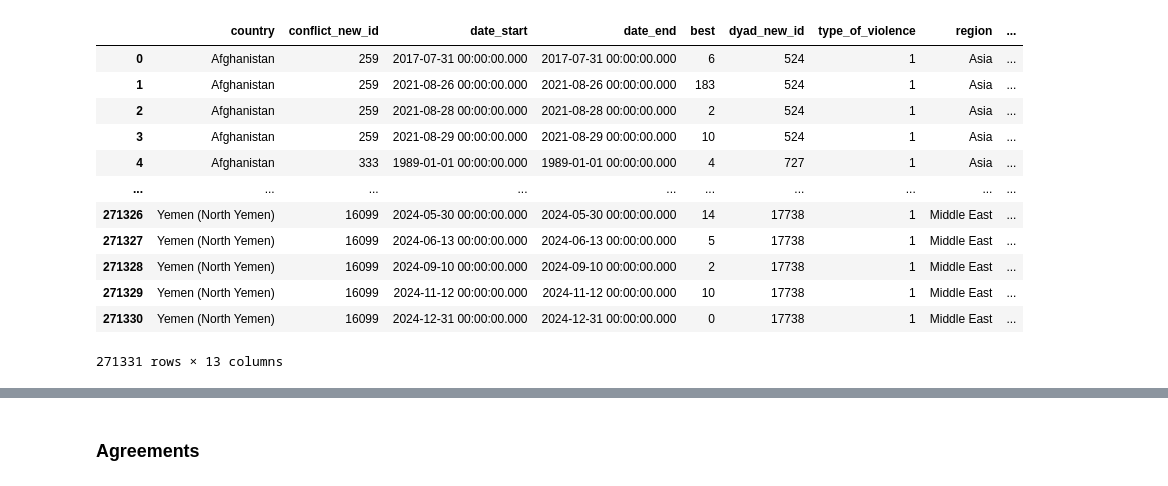
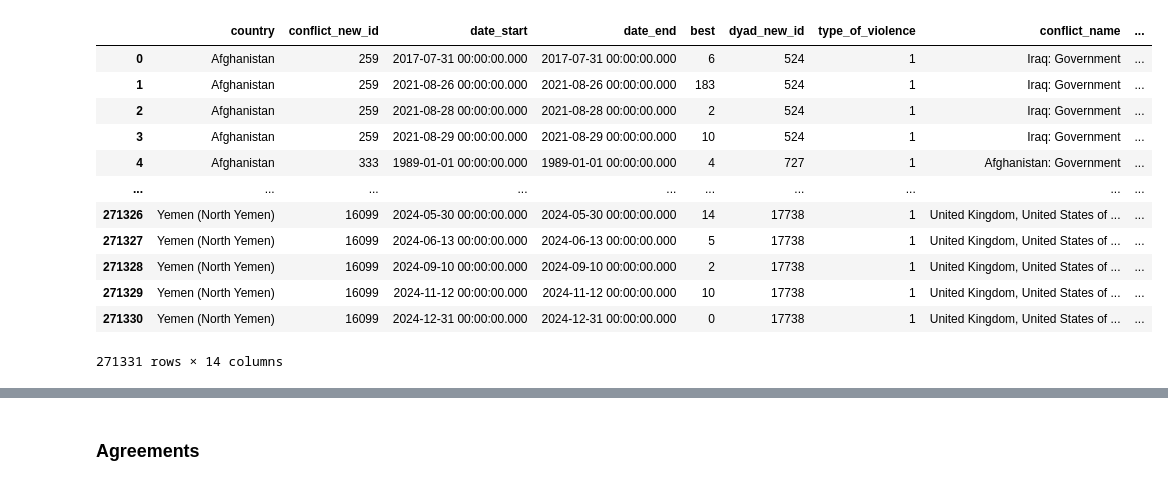
Before and after one commit to luciasauer/agreements_violence, a Jupyter notebook: src/1_data_generation/country_panel.ipynb, the cells around one changed output, grey strips where cells are left out. Saved outputs shown, nothing was run; the diff lists cells and outputs as text; code cells hidden in the pictures.

```diff
--- a/src/1_data_generation/country_panel.ipynb
+++ b/src/1_data_generation/country_panel.ipynb
@@ -15,27 +9,28 @@ Transform the event dataset to a country dataset, expanding the dates.
 # %%
-df_ucdp = pd.read_csv('../../data/input/ucdp/GEDEvent_v25_1.csv')
-relevant_columns = ['country','conflict_new_id', 'date_start','date_end','best', 'dyad_new_id', 'type_of_violence', 'region', 'conflict_name', 'side_a', 'side_b']
+df_ucdp = pd.read_csv('../../data/input/ucdp/GEDEvent_v25_1.csv', low_memory=False)
+relevant_columns = ['country','conflict_new_id', 'date_start','date_end','best', 'dyad_new_id', 'type_of_violence',  'conflict_name', 'side_a', 'side_b']
 df_ucdp = df_ucdp[relevant_columns].sort_values(['country', 'conflict_new_id', 'date_start'])
+#filter by type 1 of conflict
+df_ucdp = df_ucdp[df_ucdp['type_of_violence']==1].reset_index(drop=True).copy()
 
 #join with isocode and add isocode
-isocodes = pd.read_csv('../../data/input/isocodes/isocodes_appended.csv', sep = ';')
-df_ucdp = df_ucdp.merge(isocodes[['name', 'alpha_3']], left_on='country', right_on='name', how='left').rename(columns = {'alpha_3':'isocode'})
+isocodes = pd.read_csv('../../data/input/isocodes/isocodes_appended.csv', sep = ';').rename(columns = {'alpha_3':'isocode'})
+isocodes = isocodes[['name', 'isocode', 'region','sub_region']]
+df_ucdp = df_ucdp.merge(isocodes, left_on='country', right_on='name', how='left')
 
-#filter by type 1 of conflict
-df_ucdp = df_ucdp[df_ucdp['type_of_violence']==1].reset_index(drop=True).copy()
 df_ucdp
 # %% [output]
-|  | country | conflict_new_id | date_start | date_end | best | dyad_new_id | type_of_violence | region | ... |
-| 0 | Afghanistan | 259 | 2017-07-31 00:00:00.000 | 2017-07-31 00:00:00.000 | 6 | 524 | 1 | Asia | ... |
-| 1 | Afghanistan | 259 | 2021-08-26 00:00:00.000 | 2021-08-26 00:00:00.000 | 183 | 524 | 1 | Asia | ... |
-| 2 | Afghanistan | 259 | 2021-08-28 00:00:00.000 | 2021-08-28 00:00:00.000 | 2 | 524 | 1 | Asia | ... |
-| 3 | Afghanistan | 259 | 2021-08-29 00:00:00.000 | 2021-08-29 00:00:00.000 | 10 | 524 | 1 | Asia | ... |
-| 4 | Afghanistan | 333 | 1989-01-01 00:00:00.000 | 1989-01-01 00:00:00.000 | 4 | 727 | 1 | Asia | ... |
+|  | country | conflict_new_id | date_start | date_end | best | dyad_new_id | type_of_violence | conflict_name | ... |
+| 0 | Afghanistan | 259 | 2017-07-31 00:00:00.000 | 2017-07-31 00:00:00.000 | 6 | 524 | 1 | Iraq: Government | ... |
+| 1 | Afghanistan | 259 | 2021-08-26 00:00:00.000 | 2021-08-26 00:00:00.000 | 183 | 524 | 1 | Iraq: Government | ... |
+| 2 | Afghanistan | 259 | 2021-08-28 00:00:00.000 | 2021-08-28 00:00:00.000 | 2 | 524 | 1 | Iraq: Government | ... |
+| 3 | Afghanistan | 259 | 2021-08-29 00:00:00.000 | 2021-08-29 00:00:00.000 | 10 | 524 | 1 | Iraq: Government | ... |
+| 4 | Afghanistan | 333 | 1989-01-01 00:00:00.000 | 1989-01-01 00:00:00.000 | 4 | 727 | 1 | Afghanistan: Government | ... |
 | ... | ... | ... | ... | ... | ... | ... | ... | ... | ... |
-| 271326 | Yemen (North Yemen) | 16099 | 2024-05-30 00:00:00.000 | 2024-05-30 00:00:00.000 | 14 | 17738 | 1 | Middle East | ... |
-| 271327 | Yemen (North Yemen) | 16099 | 2024-06-13 00:00:00.000 | 2024-06-13 00:00:00.000 | 5 | 17738 | 1 | Middle East | ... |
-| 271328 | Yemen (North Yemen) | 16099 | 2024-09-10 00:00:00.000 | 2024-09-10 00:00:00.000 | 2 | 17738 | 1 | Middle East | ... |
-| 271329 | Yemen (North Yemen) | 16099 | 2024-11-12 00:00:00.000 | 2024-11-12 00:00:00.000 | 10 | 17738 | 1 | Middle East | ... |
-| 271330 | Yemen (North Yemen) | 16099 | 2024-12-31 00:00:00.000 | 2024-12-31 00:00:00.000 | 0 | 17738 | 1 | Middle East | ... |
+| 271326 | Yemen (North Yemen) | 16099 | 2024-05-30 00:00:00.000 | 2024-05-30 00:00:00.000 | 14 | 17738 | 1 | United Kingdom, United States of ... | ... |
+| 271327 | Yemen (North Yemen) | 16099 | 2024-06-13 00:00:00.000 | 2024-06-13 00:00:00.000 | 5 | 17738 | 1 | United Kingdom, United States of ... | ... |
+| 271328 | Yemen (North Yemen) | 16099 | 2024-09-10 00:00:00.000 | 2024-09-10 00:00:00.000 | 2 | 17738 | 1 | United Kingdom, United States of ... | ... |
+| 271329 | Yemen (North Yemen) | 16099 | 2024-11-12 00:00:00.000 | 2024-11-12 00:00:00.000 | 10 | 17738 | 1 | United Kingdom, United States of ... | ... |
+| 271330 | Yemen (North Yemen) | 16099 | 2024-12-31 00:00:00.000 | 2024-12-31 00:00:00.000 | 0 | 17738 | 1 | United Kingdom, United States of ... | ... |
-271331 rows × 13 columns
+271331 rows × 14 columns
 # %%
```
Also changed, not shown: parts of 20 cells of this notebook.
